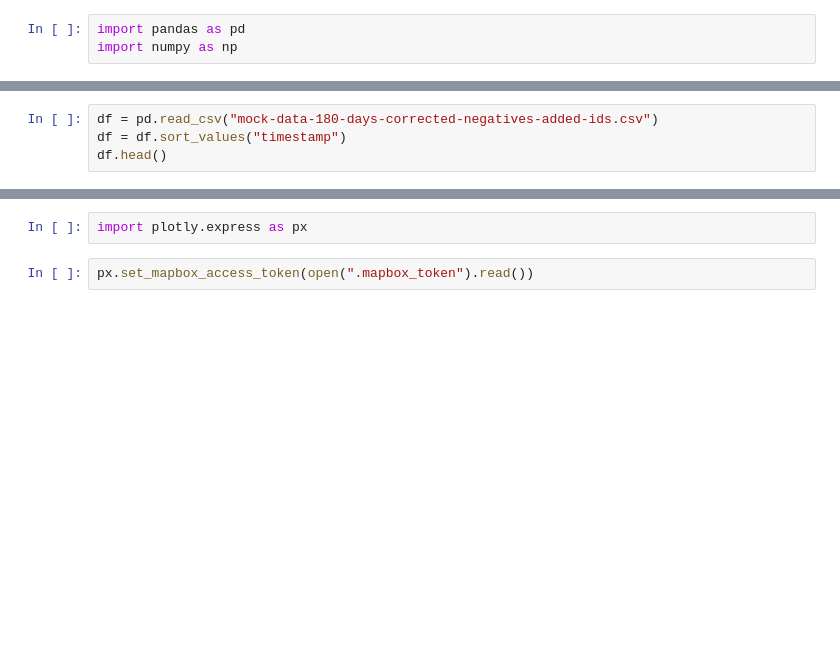
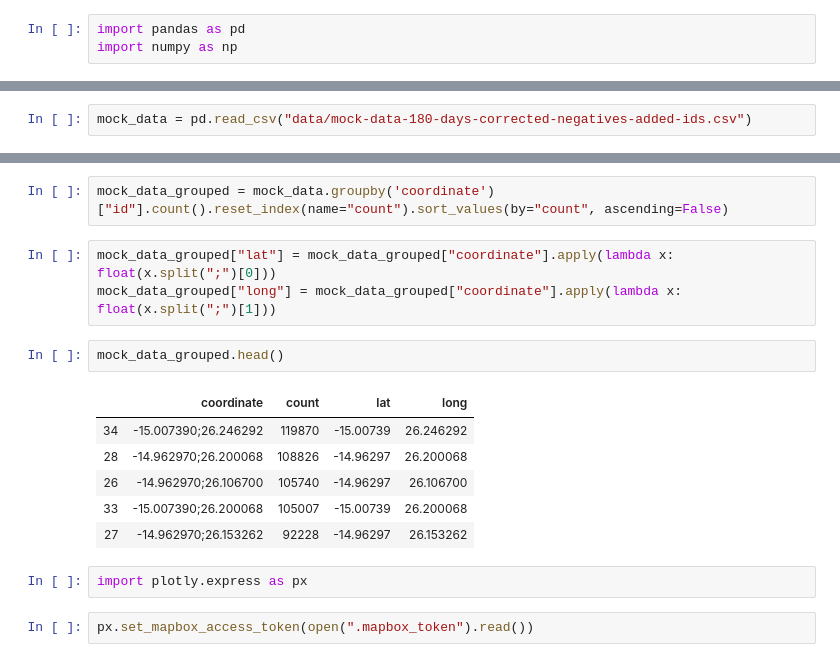
Before and after one commit to mabergerx/hack_the_poacher, a Jupyter notebook: real_locations.ipynb, the cells around one changed output, grey strips where cells are left out. Drawn from its saved outputs; the diff is of its cells as text; blank space fills up the shorter version.

```diff
--- a/real_locations.ipynb
+++ b/real_locations.ipynb
@@ -6,4 +4,2 @@ import pl
 # %%
-df = pd.read_csv("mock-data-180-days-corrected-negatives-added-ids.csv")
-df = df.sort_values("timestamp")
-df.head()
+mock_data = pd.read_csv("data/mock-data-180-days-corrected-negatives-added-ids.csv")
@@ -17,3 +15,17 @@ df.head()
+# %%
+mock_data_grouped = mock_data.groupby('coordinate')["id"].count().reset_index(name="count").sort_values(by="count", ascending=False)
+# %%
+mock_data_grouped["lat"] = mock_data_grouped["coordinate"].apply(lambda x: float(x.split(";")[0]))
+mock_data_grouped["long"] = mock_data_grouped["coordinate"].apply(lambda x: float(x.split(";")[1]))
+# %%
+mock_data_grouped.head()
+# %% [output]
+|  | coordinate | count | lat | long |
+| 34 | -15.007390;26.246292 | 119870 | -15.00739 | 26.246292 |
+| 28 | -14.962970;26.200068 | 108826 | -14.96297 | 26.200068 |
+| 26 | -14.962970;26.106700 | 105740 | -14.96297 | 26.106700 |
+| 33 | -15.007390;26.200068 | 105007 | -15.00739 | 26.200068 |
+| 27 | -14.962970;26.153262 | 92228 | -14.96297 | 26.153262 |
 # %%
 import plotly.express as px
 # %%
```
Also changed, not shown: parts of 5 cells of this notebook, 3 other files.
